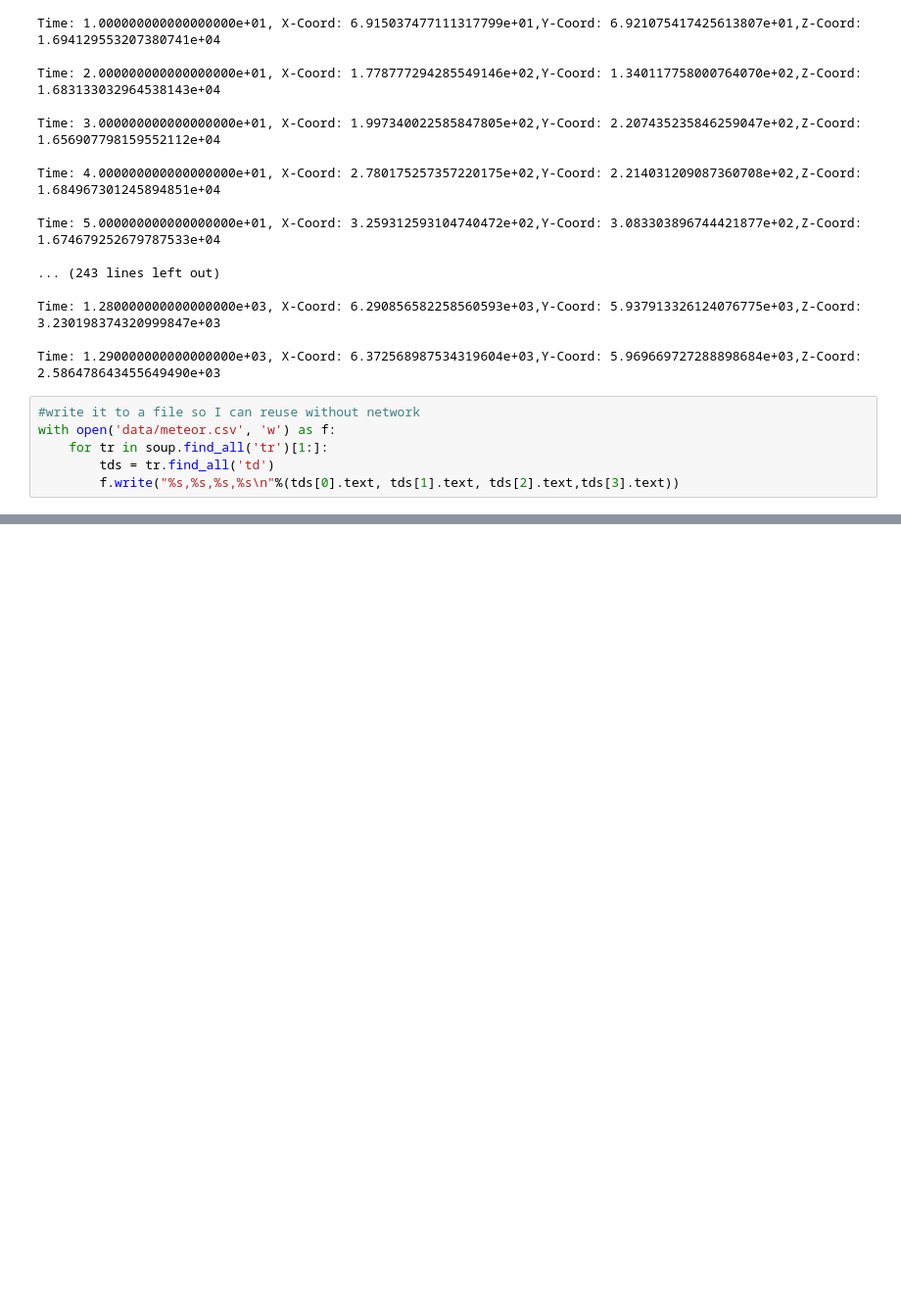
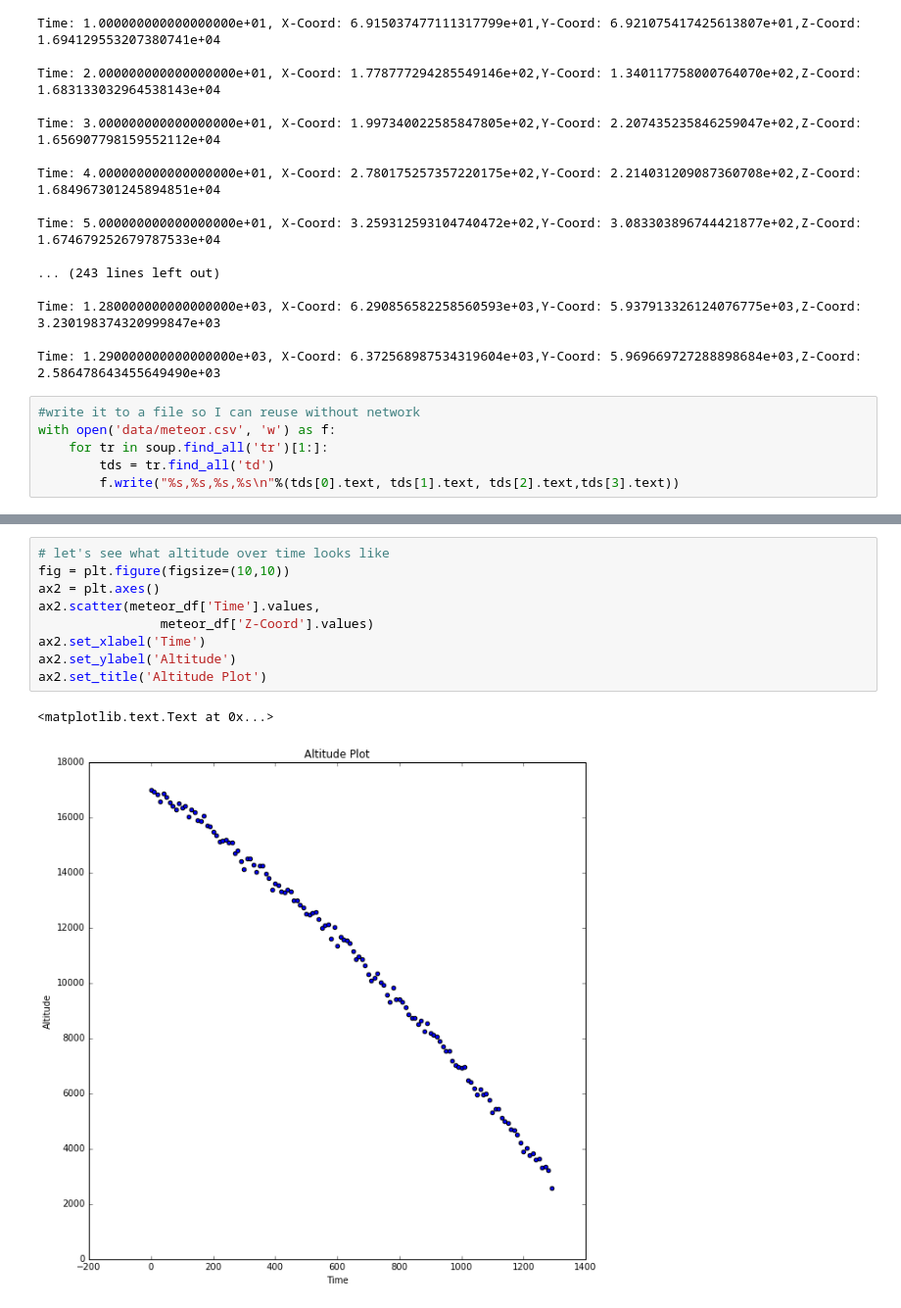
Before and after one commit to hecerinc/cs109a, a Jupyter notebook: midterm/keery_sean_cs109a_midterm.ipynb, the cells around one changed output, grey strips where cells are left out. Shown at 98% size. Cells and saved outputs as stored; diff of their text form; blank space fills up the shorter version.

```diff
--- a/midterm/keery_sean_cs109a_midterm.ipynb
+++ b/midterm/keery_sean_cs109a_midterm.ipynb
@@ -62,0 +100,12 @@ meteor_df.head()
+# %%
+# let's see what altitude over time looks like
+fig = plt.figure(figsize=(10,10))
+ax2 = plt.axes()
+ax2.scatter(meteor_df['Time'].values,
+                meteor_df['Z-Coord'].values)
+ax2.set_xlabel('Time')
+ax2.set_ylabel('Altitude')
+ax2.set_title('Altitude Plot')
+# %% [output]
+<matplotlib.text.Text at 0x...>
+[figure, added]
```
Also changed, not shown: parts of 5 cells of this notebook.
